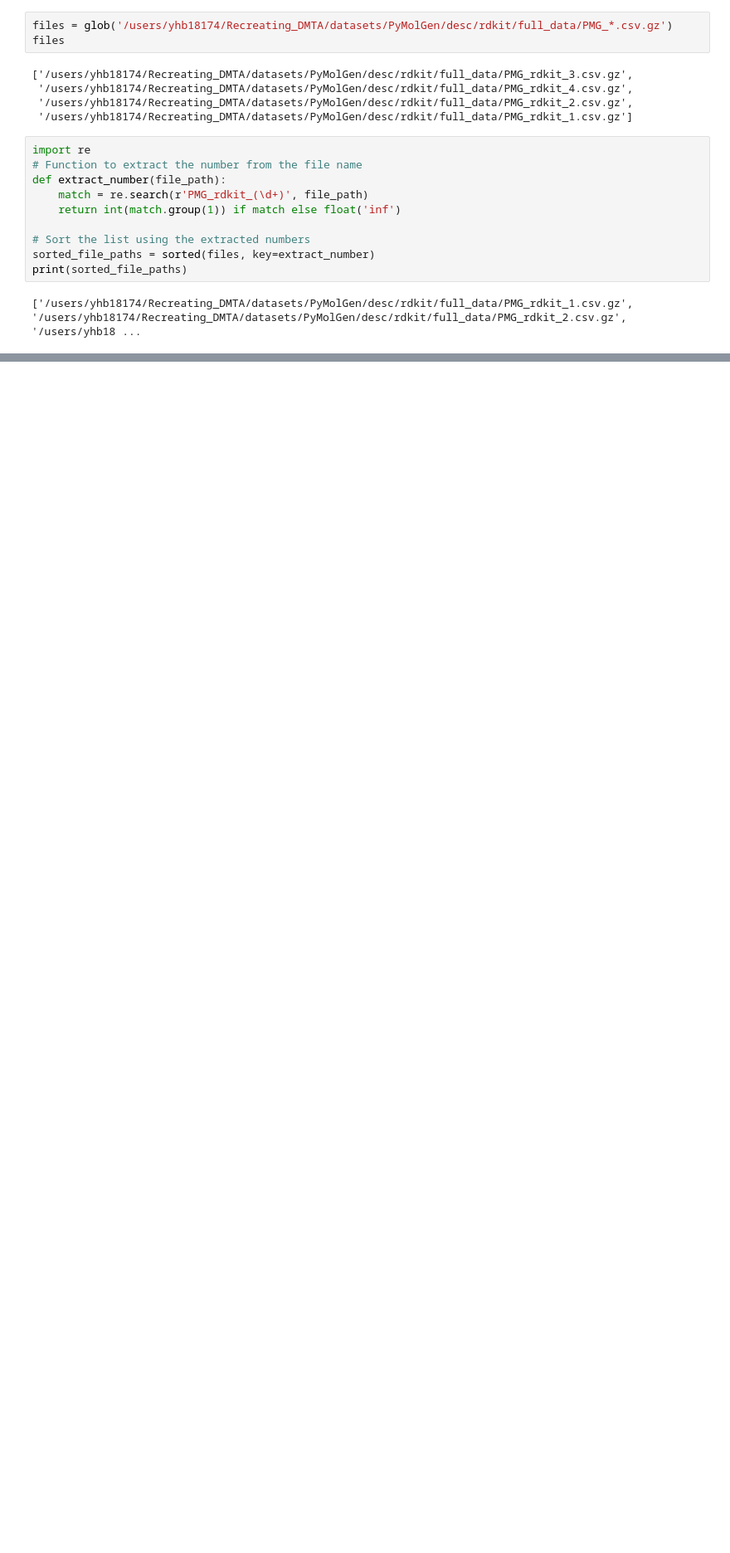
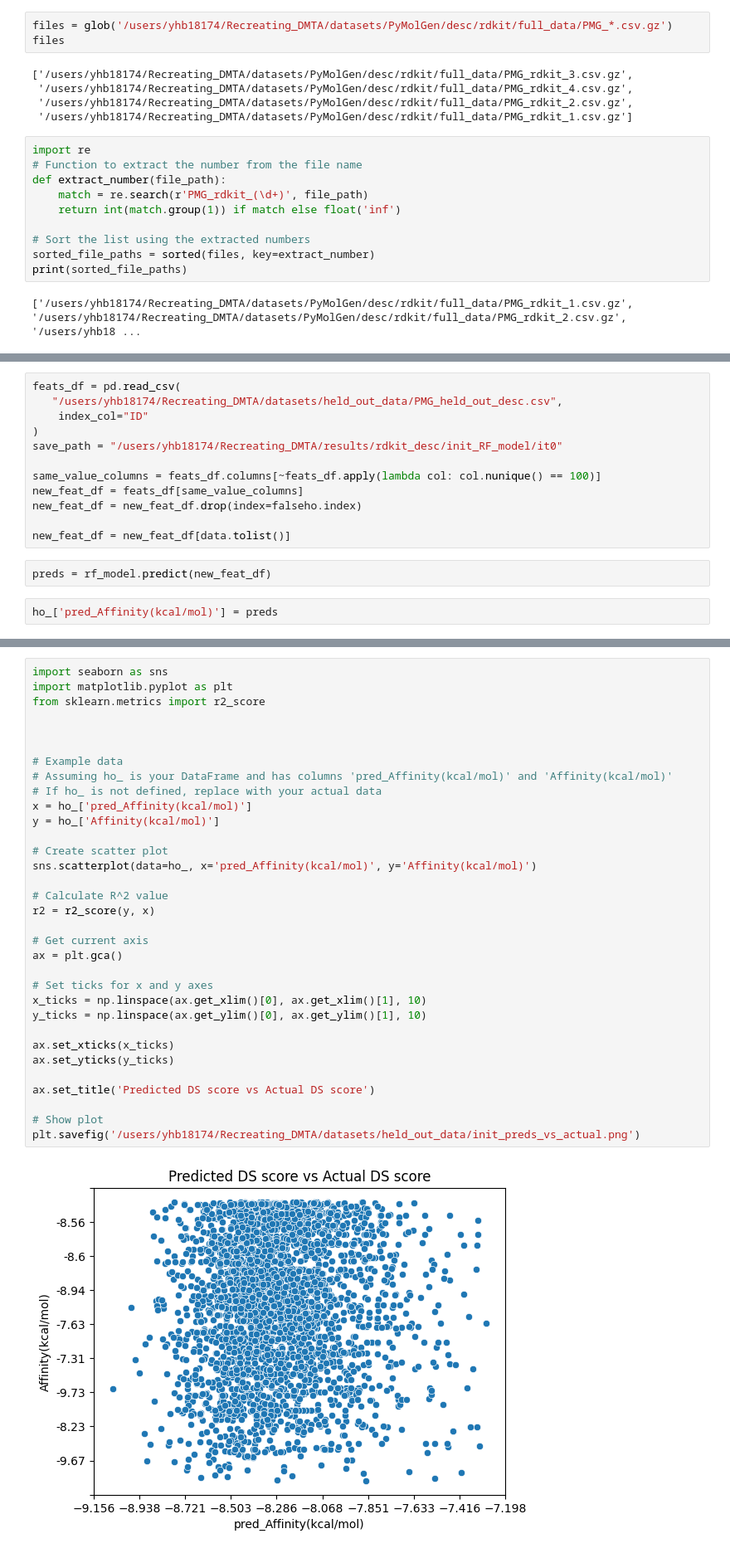
Before and after one commit to yhb18174/Recreating_DMTA, a Jupyter notebook: scripts/dataset/dataset_testing.ipynb, the cells around one changed output, grey strips where cells are left out. Shown: that part at 83% size. Drawn from its saved outputs; the diff is of its cells as text; blank space fills up the shorter version.

```diff
--- a/scripts/dataset/dataset_testing.ipynb
+++ b/scripts/dataset/dataset_testing.ipynb
@@ -45,0 +317,16 @@ test_full.to_csv('/users/yhb18174/Recreating_DMTA/datasets/PyMolGen/desc/rdkit/f
+# %%
+feats_df = pd.read_csv(
+   "/users/yhb18174/Recreating_DMTA/datasets/held_out_data/PMG_held_out_desc.csv",
+    index_col="ID"
+)
+save_path = "/users/yhb18174/Recreating_DMTA/results/rdkit_desc/init_RF_model/it0"
+
+same_value_columns = feats_df.columns[~feats_df.apply(lambda col: col.nunique() == 100)]
+new_feat_df = feats_df[same_value_columns]
+new_feat_df = new_feat_df.drop(index=falseho.index)
+
+new_feat_df = new_feat_df[data.tolist()]
+# %%
+preds = rf_model.predict(new_feat_df)
+# %%
+ho_['pred_Affinity(kcal/mol)'] = preds
@@ -48,0 +337,35 @@ test_full.to_csv('/users/yhb18174/Recreating_DMTA/datasets/held_out_data/PMG_rdk
+# %%
+import seaborn as sns
+import matplotlib.pyplot as plt
+from sklearn.metrics import r2_score
+
+
+
+# Example data
+# Assuming ho_ is your DataFrame and has columns 'pred_Affinity(kcal/mol)' and 'Affinity(kcal/mol)'
+# If ho_ is not defined, replace with your actual data
+x = ho_['pred_Affinity(kcal/mol)']
+y = ho_['Affinity(kcal/mol)']
+
+# Create scatter plot
+sns.scatterplot(data=ho_, x='pred_Affinity(kcal/mol)', y='Affinity(kcal/mol)')
+
+# Calculate R^2 value
+r2 = r2_score(y, x)
+
+# Get current axis
+ax = plt.gca()
+
+# Set ticks for x and y axes
+x_ticks = np.linspace(ax.get_xlim()[0], ax.get_xlim()[1], 10)
+y_ticks = np.linspace(ax.get_ylim()[0], ax.get_ylim()[1], 10)
+
+ax.set_xticks(x_ticks)
+ax.set_yticks(y_ticks)
+
+ax.set_title('Predicted DS score vs Actual DS score')
+
+# Show plot
+plt.savefig('/users/yhb18174/Recreating_DMTA/datasets/held_out_data/init_preds_vs_actual.png')
+# %% [output]
+[figure, added]
```
Also changed, not shown: parts of 27 cells of this notebook, 25 other files.
